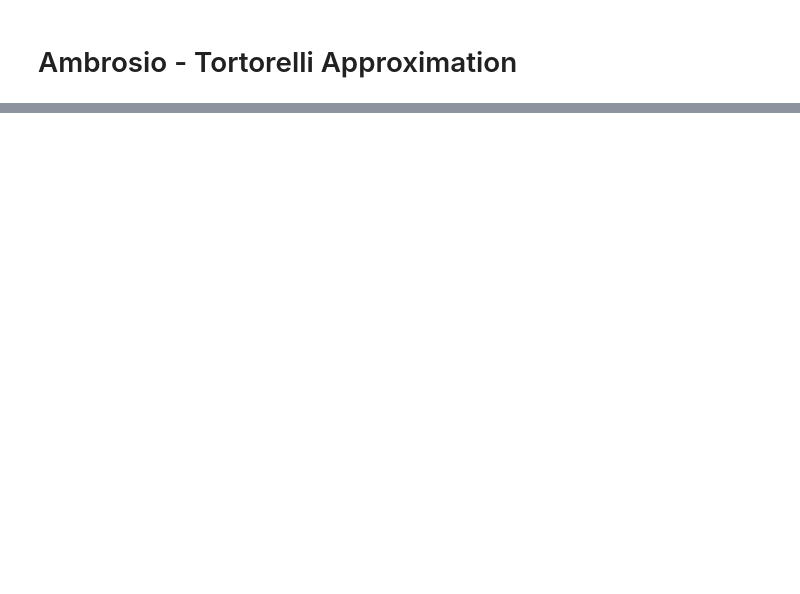
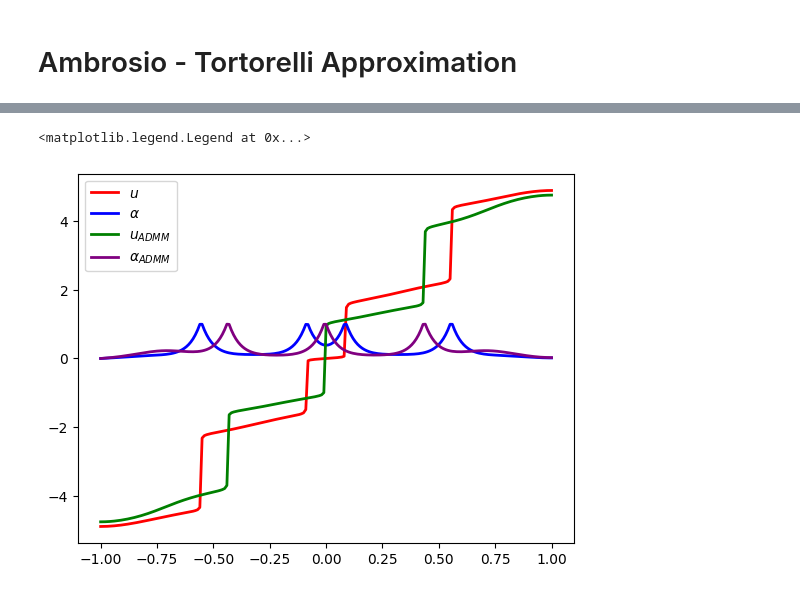
Before and after one commit to jiwei-peng/ADMM, a Jupyter notebook: ADMM 2.ipynb, the cells around one changed output, grey strips where cells are left out. Cells and saved outputs as stored; diff of their text form; code cells hidden in the pictures; blank space fills up the shorter version.

```diff
--- a/ADMM 2.ipynb
+++ b/ADMM 2.ipynb
@@ -10,6 +10,6 @@ import matplotlib.pyplot as plt
 
 grid = np.arange(-1, 1.01, 0.01)
 delta_x = 0.01
-eps = 0.1
+eps = 0.05
 b = 5
-a = 2
+a = 1
@@ -26,10 +21,8 @@ def weighted_sum(u, alpha):
     diffs = u[1:] - u[:-1]
     return 1/2 * (cp.sum(cp.multiply(weights, cp.square(diffs))) / delta_x)
 
-def Argmin_u_update(alpha):
+def Argmin_u_update(alpha, g_mid):
     u = cp.Variable(201)
-    u_1 = u[:101]
-    u_2 = u[101:-1]
     objective = cp.Minimize(weighted_sum(u, alpha) + delta_x * b * cp.sum_squares((u[:-1]+u[1:])/2 - g_mid))
     prob = cp.Problem(objective)
     prob.solve()
@@ -205,0 +178,40 @@ ax.legend()
+# %%
+
+# Alternating Minimization
+
+alpha = np.zeros(201)
+
+def Argmin_alpha_update_AM(u):
+    alpha = cp.Variable(201)
+    objective = cp.Minimize(weighted_sum(u, alpha) + delta_x * b * cp.sum_squares((u[:-1]+u[1:])/2 - g_mid)
+                            + a/2 * (delta_x / (4 * eps) * cp.sum_squares(alpha[:-1] + alpha[1:]) + eps / delta_x * cp.sum_squares(alpha[1:] - alpha[:-1])))
+    constraints = [alpha[0] == 0, alpha >= 0, alpha <= 1]
+    prob = cp. Problem(objective, constraints)
+    prob.solve()
+    return alpha.value
+
+
+E_am = []
+
+for _ in range(num_iter):
+    u = Argmin_u_update(alpha, g_mid)
+    alpha = Argmin_alpha_update_AM(u)
+    E_val = (1/2 * (np.sum((1 - (alpha[:-1] + alpha[1:])/2)**2
+                        * (u[1:] - u[:-1])**2) / delta_x)
+         + delta_x * b * np.sum(((u[:-1] + u[1:])/2 - g_mid)**2)
+         + a/2 * (delta_x / (4 * eps) * np.sum((alpha[:-1] + alpha[1:])**2)
+                  + eps / delta_x * np.sum((alpha[1:] - alpha[:-1])**2)))
+
+    E_am.append(E_val)
+
+
+plt.close('all')
+fig, ax = plt.subplots()
+ax.plot(grid, u, linewidth = 2, color = 'red', label = r'$u$')
+ax.plot(grid, alpha , linewidth = 2, color = 'blue', label = r'$\alpha$')
+ax.plot(grid, u_admm, linewidth = 2, color = 'green', label = r'$u_{ADMM}$')
+ax.plot(grid, alpha_admm, linewidth = 2, color = 'purple', label = r'$\alpha_{ADMM}$')
+ax.legend()
+# %% [output]
+<matplotlib.legend.Legend at 0x...>
+[figure, added]
```
Also changed, not shown: parts of 12 cells of this notebook.
